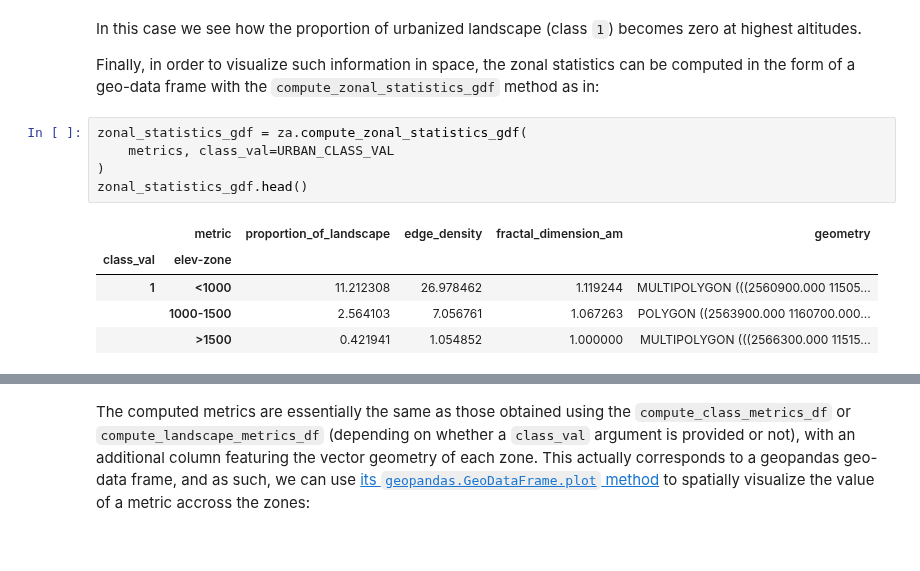
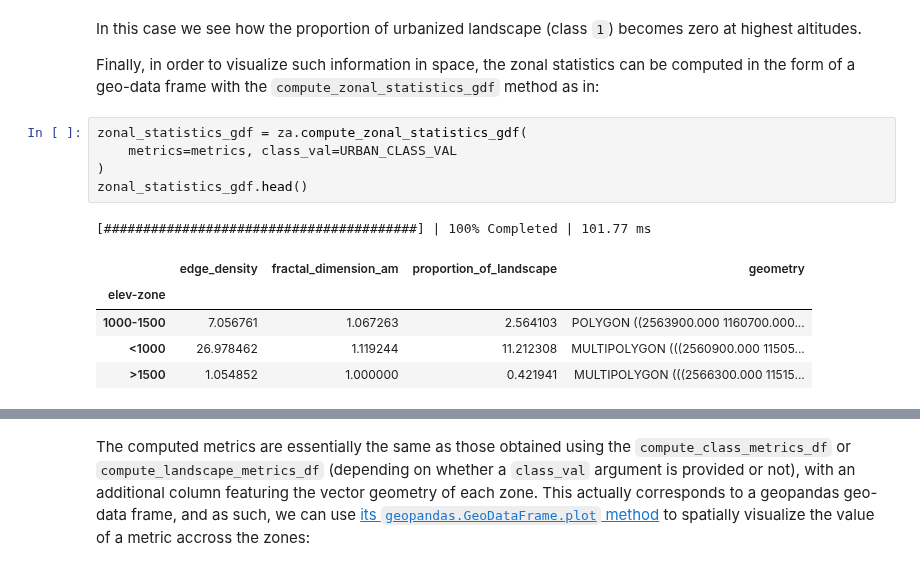
Before and after one commit to martibosch/pylandstats-notebooks, a Jupyter notebook: notebooks/03-zonal-analysis.ipynb, the cells around one changed output, grey strips where cells are left out. Saved outputs shown, nothing was run; the diff lists cells and outputs as text.

```diff
--- a/notebooks/03-zonal-analysis.ipynb
+++ b/notebooks/03-zonal-analysis.ipynb
@@ -117,12 +127,13 @@ In this case we see how the proportion of urbanized landscape (class `1`) become
 Finally, in order to visualize such information in space, the zonal statistics can be computed in the form of a geo-data frame with the `compute_zonal_statistics_gdf` method as in:
 # %%
 zonal_statistics_gdf = za.compute_zonal_statistics_gdf(
-    metrics, class_val=URBAN_CLASS_VAL
+    metrics=metrics, class_val=URBAN_CLASS_VAL
 )
 zonal_statistics_gdf.head()
 # %% [output]
+[########################################] | 100% Completed | 101.77 ms
-|  | metric | proportion_of_landscape | edge_density | fractal_dimension_am | geometry |
-| class_val | elev-zone |  |  |  |  |
-| 1 | <1000 | 11.212308 | 26.978462 | 1.119244 | MULTIPOLYGON (((2560900.000 11505... |
-|  | 1000-1500 | 2.564103 | 7.056761 | 1.067263 | POLYGON ((2563900.000 1160700.000... |
-|  | >1500 | 0.421941 | 1.054852 | 1.000000 | MULTIPOLYGON (((2566300.000 11515... |
+|  | edge_density | fractal_dimension_am | proportion_of_landscape | geometry |
+| elev-zone |  |  |  |  |
+| 1000-1500 | 7.056761 | 1.067263 | 2.564103 | POLYGON ((2563900.000 1160700.000... |
+| <1000 | 26.978462 | 1.119244 | 11.212308 | MULTIPOLYGON (((2560900.000 11505... |
+| >1500 | 1.054852 | 1.000000 | 0.421941 | MULTIPOLYGON (((2566300.000 11515... |
```
Also changed, not shown: parts of 21 cells of this notebook, 4 other files.
